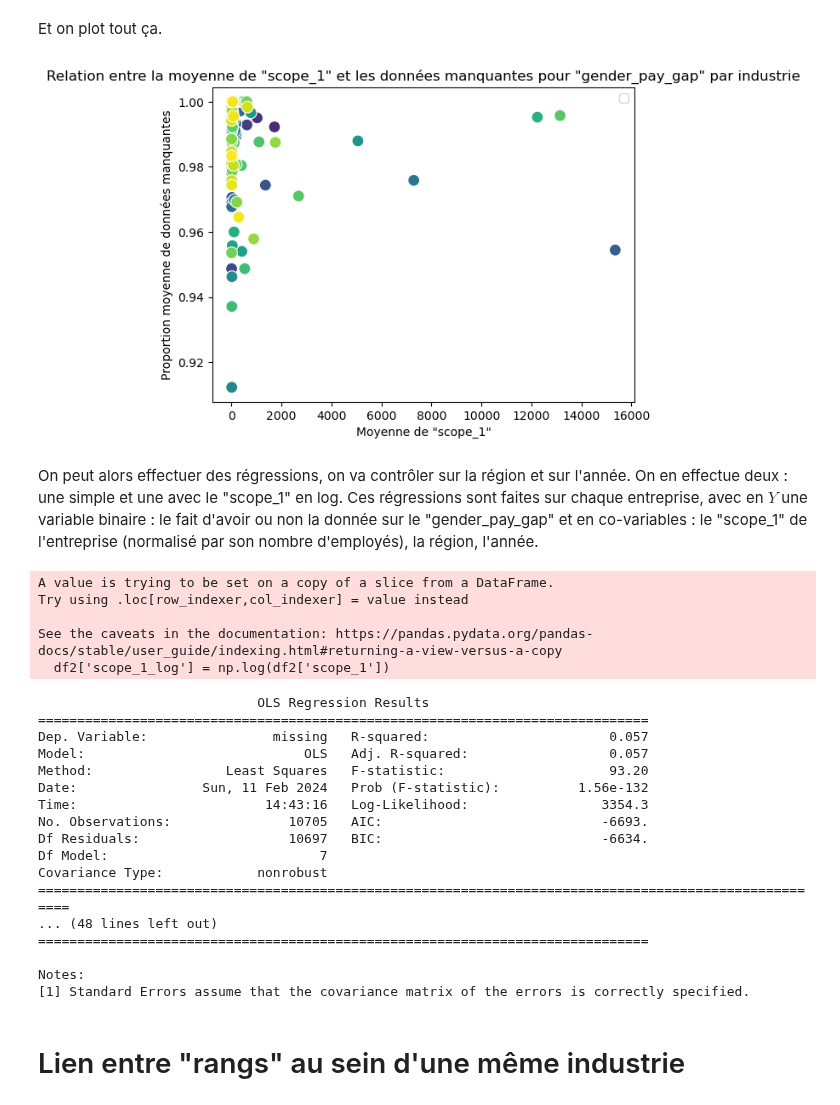
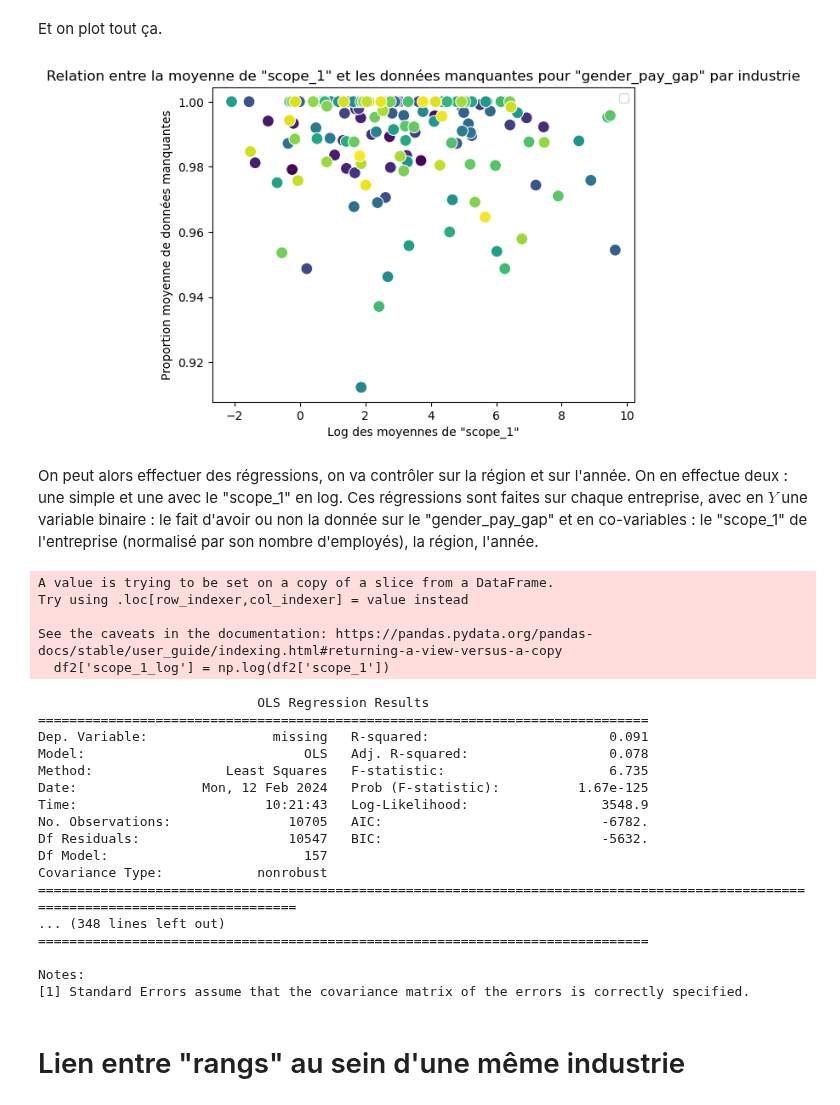
Before and after one commit to pierperri/StatApp, a Jupyter notebook: Rapport intermédiaire.ipynb, the cells around one changed output. Drawn from its saved outputs; the diff is of its cells as text; code cells hidden in the pictures.

```diff
--- a/Rapport intermédiaire.ipynb
+++ b/Rapport intermédiaire.ipynb
@@ -73,6 +73,7 @@ scope_1_mean = df.groupby('primary_industry')['scope_1'].mean()
 # %%
 scope_1_mean = scope_1_mean.dropna()
 print(scope_1_mean.sort_values())
+scope_1_mean_log = np.log(scope_1_mean)
 # %% [output]
 primary_industry
 Insurance Brokers                                     0.123478
@@ -90,15 +91,15 @@ Name: scope_1, Length: 151, dtype: float64
 # %% [markdown]
 Et on plot tout ça.
 # %%
-sns.scatterplot(x = scope_1_mean, y = missing_mean, hue = missing_mean.index, palette = 'viridis', s = 100)
-plt.xlabel('Moyenne de "scope_1"')
+sns.scatterplot(x = scope_1_mean_log, y = missing_mean, hue = missing_mean.index, palette = 'viridis', s = 100)
+plt.xlabel('Log des moyennes de "scope_1"')
 plt.ylabel('Proportion moyenne de données manquantes')
 plt.title('Relation entre la moyenne de "scope_1" et les données manquantes pour "gender_pay_gap" par industrie')
 plt.legend('')
 #plt.ylim((-10, 2000))
 plt.show()
 # %% [output]
-[figure, old version]
+[figure, new version]
 # %% [markdown]
 On peut alors effectuer des régressions, on va contrôler sur la région et sur l'année. On en effectue deux : une simple et une avec le "scope_1" en log. Ces régressions sont faites sur chaque entreprise, avec en $Y$ une variable binaire : le fait d'avoir ou non la donnée sur le "gender_pay_gap" et en co-variables : le "scope_1" de l'entreprise (normalisé par son nombre d'employés), la région, l'année.
 # %%
@@ -109,12 +110,12 @@ df2 = df2.dropna(subset=['scope_1'])
 df2['scope_1_log'] = np.log(df2['scope_1'])
 
 # Régressions linéaires avec contrôle sur la région et l'année
-X1 = df2[['scope_1', 'region', 'year']]
-X1 = pd.get_dummies(X1, columns=['region', 'year'], drop_first=True, dtype=float)
+X1 = df2[['scope_1', 'region', 'year', 'primary_industry']]
+X1 = pd.get_dummies(X1, columns=['region', 'year', 'primary_industry'], drop_first=True, dtype=float)
 X1 = sm.add_constant(X1)
 
-X2 = df2[['scope_1_log', 'region', 'year']]
-X2 = pd.get_dummies(X2, columns=['region', 'year'], drop_first=True, dtype=float)
+X2 = df2[['scope_1_log', 'region', 'year', 'primary_industry']]
+X2 = pd.get_dummies(X2, columns=['region', 'year', 'primary_industry'], drop_first=True, dtype=float)
 X2 = sm.add_constant(X2)
 
 y1 = df2['missing']
@@ -137,17 +138,17 @@ See the caveats in the documentation: https://pandas.pydata.org/pandas-docs/stab
   df2['scope_1_log'] = np.log(df2['scope_1'])
                             OLS Regression Results
 ==============================================================================
-Dep. Variable:                missing   R-squared:                       0.057
-Model:                            OLS   Adj. R-squared:                  0.057
-Method:                 Least Squares   F-statistic:                     93.20
-Date:                Sun, 11 Feb 2024   Prob (F-statistic):          1.56e-132
-Time:                        14:43:16   Log-Likelihood:                 3354.3
-No. Observations:               10705   AIC:                            -6693.
-Df Residuals:                   10697   BIC:                            -6634.
-Df Model:                           7
+Dep. Variable:                missing   R-squared:                       0.091
+Model:                            OLS   Adj. R-squared:                  0.078
+Method:                 Least Squares   F-statistic:                     6.735
+Date:                Mon, 12 Feb 2024   Prob (F-statistic):          1.67e-125
+Time:                        10:21:43   Log-Likelihood:                 3548.9
+No. Observations:               10705   AIC:                            -6782.
+Df Residuals:                   10547   BIC:                            -5632.
+Df Model:                         157
 Covariance Type:            nonrobust
-======================================================================================================
-... (48 lines left out)
+===================================================================================================================================
+... (348 lines left out)
 ==============================================================================
 
 Notes:
```
Also changed, not shown: parts of 2 cells of this notebook.
